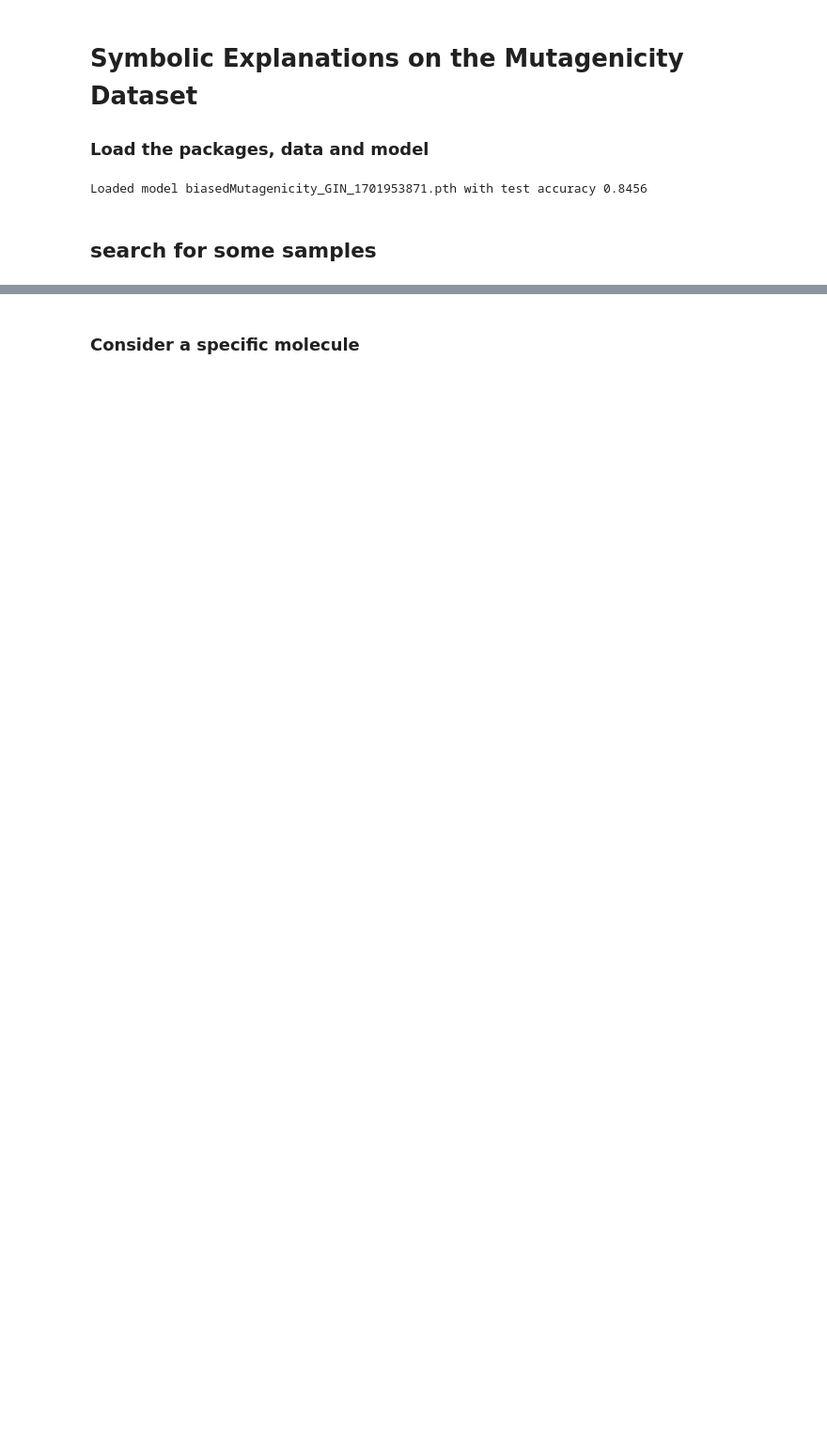
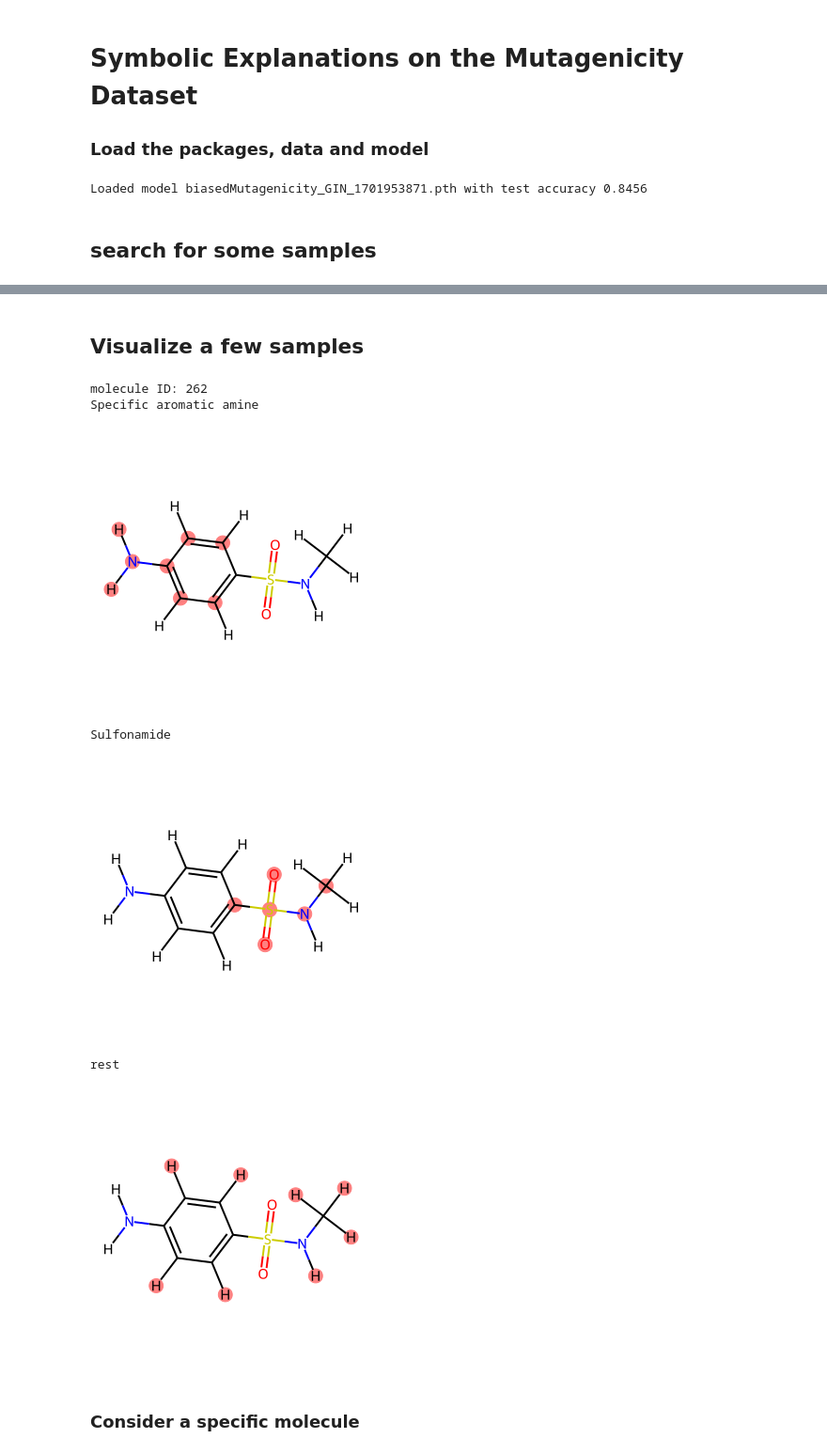
Before and after one commit to tschnake/Symbxai_retina, a Jupyter notebook: notebooks/mutag_explainations.ipynb, the cells around one changed output, grey strips where cells are left out. Shown at 94% size. Saved outputs shown, nothing was run; the diff lists cells and outputs as text; code cells hidden in the pictures; blank space fills up the shorter version.

```diff
--- a/notebooks/mutag_explainations.ipynb
+++ b/notebooks/mutag_explainations.ipynb
@@ -29,6 +29,7 @@ substructures_df = pd.read_csv('data/Mutagenicity/Mutagenicity_substructure.csv'
 from symb_xai.model.mutag_utils import load_best_model
 model = load_best_model('biasedMutagenicity') # _GIN_1731595245
 
+
 debug = False
 rule_linear = 'gamma'
 gamma = 0.2
@@ -38,6 +39,16 @@ from symb_xai.lrp.symbolic_xai import MutagenicitySymbXAI
 from symb_xai.utils import powerset
 import matplotlib.pyplot as plt
 from functools import reduce
+
+
+# Configure LaTeX settings
+plt.rcParams.update({
+    "text.usetex": True,  # Enable LaTeX rendering
+    "pgf.preamble": r"""
+        \usepackage{graphicx}
+    """
+})
+
 
 def find_substructure(molecule,substructure_name, substructures_df, plot=False):
     substructure_smarts = substructures_df[substructures_df['name']==substructure_name]['smarts'].values[0]
@@ -71,7 +82,15 @@ Loaded model biasedMutagenicity_GIN_1701953871.pth with test accuracy 0.8456
 # %% [markdown]
 ## search for some samples
 # %%
-substr_combination_names = [('Specific aromatic nitro', 'Sulfonamide'), ('Specific aromatic amine', 'Sulfonamide'), ('Specific aromatic nitro',), ('Specific aromatic amine',), ('Sulfonamide',) ]
+substr_combination_names = [('Specific aromatic nitro', 'Sulfonamide'),
+                            ('Specific aromatic amine', 'Sulfonamide'),
+                            ('Specific aromatic nitro',),
+                            ('Specific aromatic amine',),
+                            ('Sulfonamide',),
+                            ('Sulfonic Acid Group',),
+                            ('Specific aromatic nitro', 'Trifluoromethyl Group'),
+                            ('Specific aromatic nitro', 'Arylsulfonyl Derivatives'),
+                            ('Specific aromatic nitro', 'Sulfonic Acid Group')]
 all_considered_substructures = tuple(set(reduce (lambda x,y : x + y , substr_combination_names)))
 print(all_considered_substructures)
 
@@ -122,3 +160,35 @@ for key, vals in mol_idx_by_substr_comb.items():
+# %% [markdown]
+## Visualize a few samples
+# %%
+nb_vis = 1
+interesting_substructures = ('Specific aromatic amine', 'Sulfonamide')
+
+for idx in mol_idx_by_substr_comb[interesting_substructures][:nb_vis]:
+    sample = dataset[idx]
+    if sample.x.shape[0] != len(set(sample.edge_index[0].numpy())): # This is just a dataspecific bug
+        print('not for', idx)
+        # nbs_of_errors += 1
+        continue
+    plot_info = get_molecule_plot_info(sample,
+                                        dataset_name=dataset_name,
+                                        info_list=['pos', 'node_label_dict', 'bond_type_dict'])
+    molecule = plot_info['molecule']
+    Chem.SanitizeMol(molecule)
+
+    mol_substructures, _  = obtatin_intersting_subtr_indices(interesting_substructures, molecule, substructures_df)
+
+    print('molecule ID:', idx)
+    for substr_name, substr_idx in mol_substructures.items():
+        print(substr_name)
+        plot_substructure_match(molecule, substr_idx)
+# %% [output]
+molecule ID: 262
+Specific aromatic amine
+[figure, added]
+Sulfonamide
+[figure, added]
+rest
+[figure, added]
 # %% [markdown]
 ### Consider a specific molecule
 # %%
```
Also changed, not shown: parts of 10 cells of this notebook, 6 other files.
